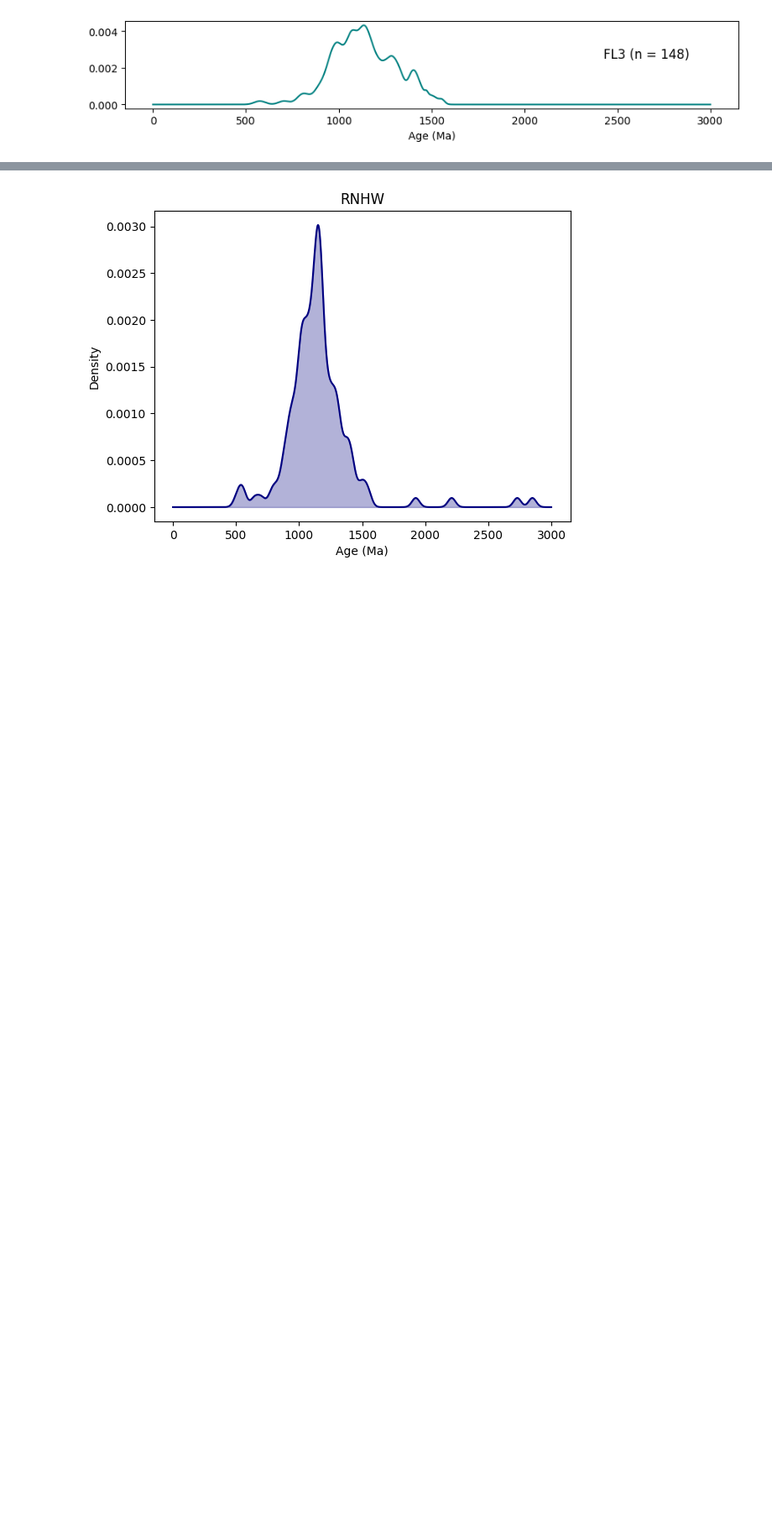
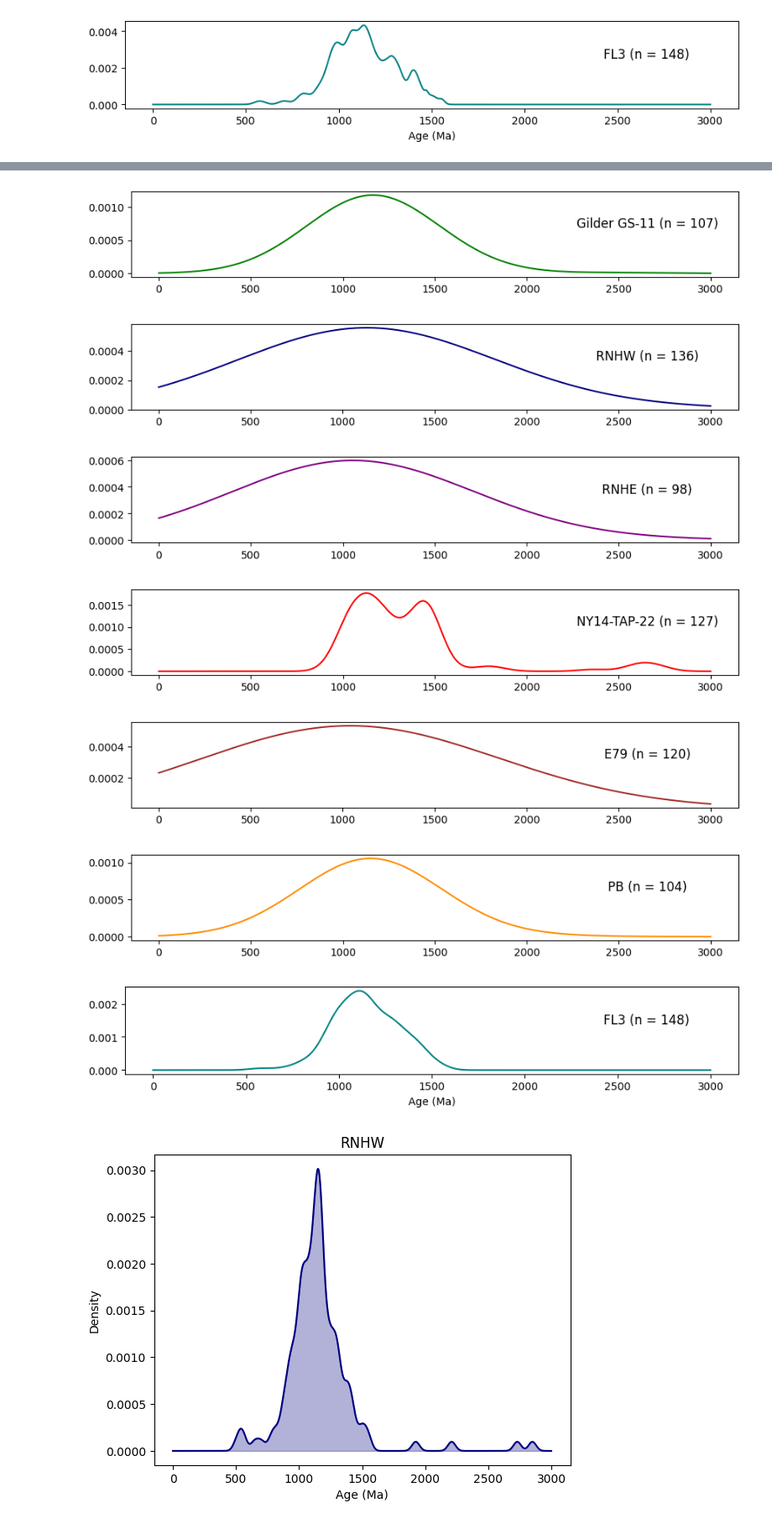
Before and after one commit to gymontes/ZirconRep, a Jupyter notebook: zirconThing.ipynb, the cells around one changed output, grey strips where cells are left out. Shown: that part at 84% size. Drawn from its saved outputs; the diff is of its cells as text; code cells hidden in the pictures; blank space fills up the shorter version.

```diff
--- a/zirconThing.ipynb
+++ b/zirconThing.ipynb
@@ -581,3 +593,14 @@ kde_func('ForAgeCalc.xlsx', 10.5, 10.5, 18, 0, 3000, 1000, 50, ['green', 'navy',
+# %%
+# kde_func call with c = 2
+kde_func('ForAgeCalc.xlsx', 10.5, 10.5, 2, 0, 3000, 1000, 50, ['green', 'navy', 'purple', 'red', 'brown', 'darkorange', 'teal'], False, True)
+# %% [output]
+[figure, added]
+[figure, added]
+[figure, added]
+[figure, added]
+[figure, added]
+[figure, added]
+[figure, added]
 # %%
 def K(x):
     return np.exp(-x**2/2)/np.sqrt(2*np.pi)
```
Also changed, not shown: parts of 3 cells of this notebook.
